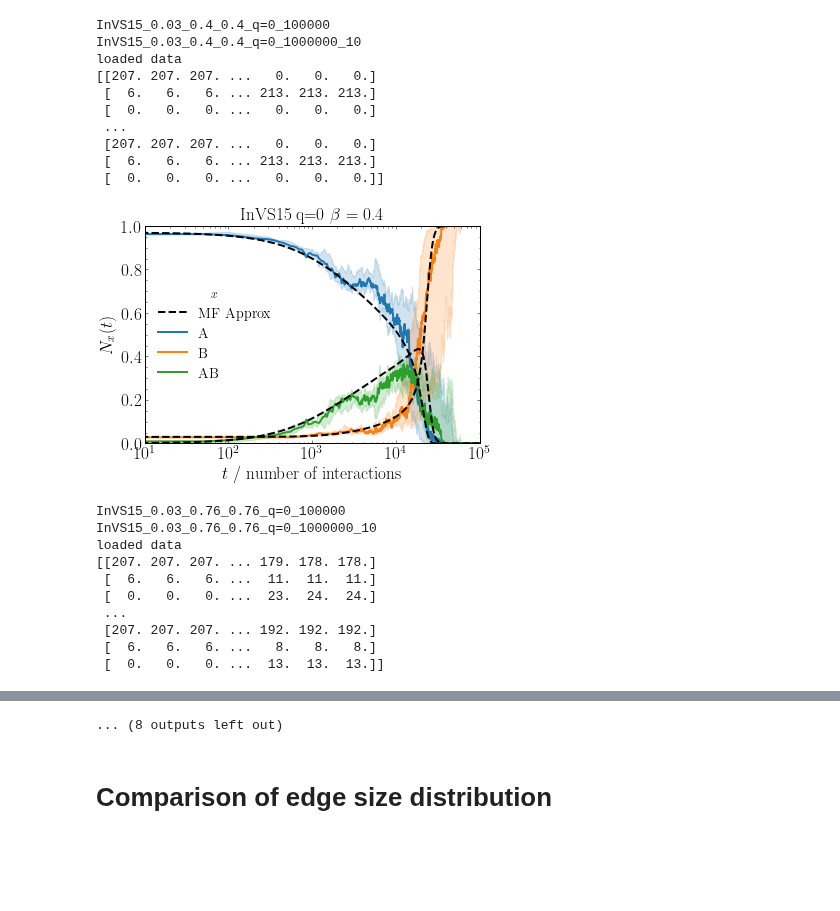
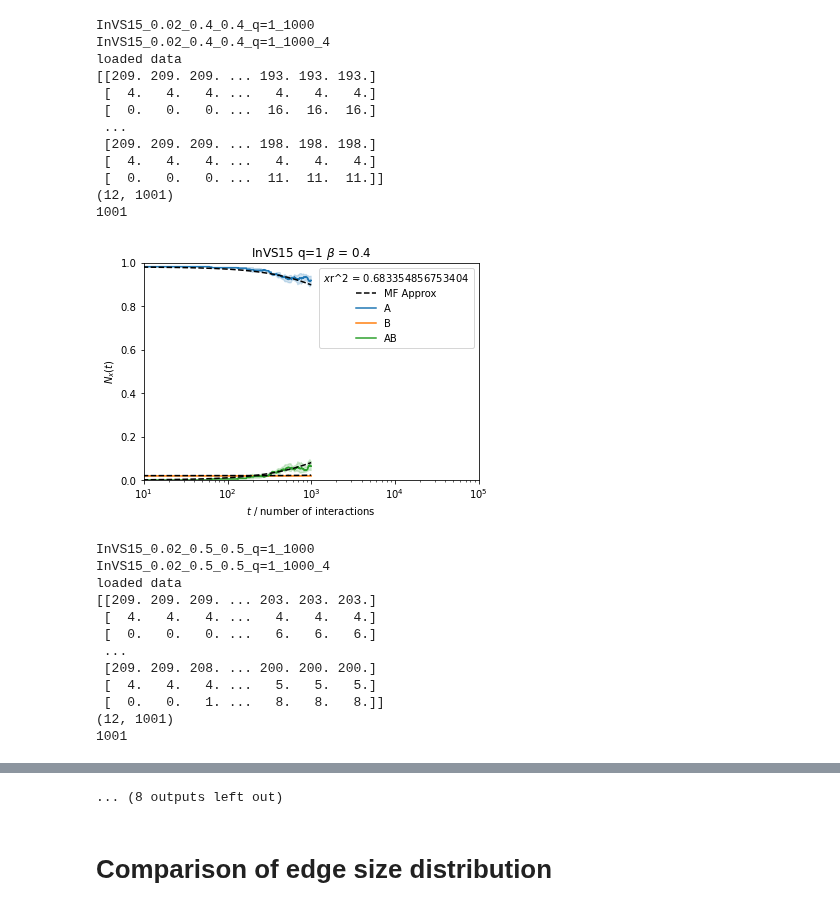
Before and after one commit to tomcjackc/higher-order-social-dynamics, a Jupyter notebook: comparisons/Plotting Heatmaps and MF simulations Version 2.ipynb, the cells around one changed output, grey strips where cells are left out. Saved outputs shown, nothing was run; the diff lists cells and outputs as text; code cells hidden in the pictures; blank space fills up the shorter version.

```diff
--- a/comparisons/Plotting Heatmaps and MF simulations Version 2.ipynb
+++ b/comparisons/Plotting Heatmaps and MF simulations Version 2.ipynb
@@ -6,7 +6,7 @@ import matplotlib.pyplot as plt
 import random
 import numpy as np
 import itertools
-
+from sklearn.metrics import r2_score
 
 import csv
 from tqdm import tqdm
@@ -17,15 +17,15 @@ import pandas as pd
 import seaborn as sb
 
 
-mpl.style.use('report_style.mplstyle')
+#mpl.style.use('report_style.mplstyle')
 # %%
 
-ps = np.linspace(0.01, 0.2, 20)
-betas = np.linspace(0.05, 1, 20)
-run_length = 10**5
+ps = np.linspace(0.02, 0.2, 10)
+betas = np.linspace(0.1, 1, 10)
+run_length = 10**3
 qs = [1]
-ensemble_size=10
-social_structures = ['InVS15', 'LyonSchool']#, 'SFHH', 'Thiers13']
+ensemble_size=4
+social_structures = ['InVS15']#, 'SFHH', 'Thiers13']
 # %%
 for social_structure in social_structures:
 
@@ -84,7 +84,9 @@ for social_structure in social_structures:
 
     for q in qs:
          for beta in betas:
-                for p in ps:
+                for p in ps[:1]:
+                    beta = round(beta, 2)
+                    p = round(p,2)
                     fname = f'{social_structure}_{p}_{beta}_{beta}_q={q}_{run_length}'
                     data = pd.read_csv(f'../mean-field_studies/preacher/numerical_integration/outputs/{fname}.csv', index_col=0)
 
@@ -92,7 +94,7 @@ for social_structure in social_structures:
 
                     #print(data.head())
 
-                    p = round(p,2)
+
                     plt.figure()
                     plt.plot(data.index.values, data['f_A'], color='black', linestyle='--', zorder=10)
                     plt.plot(data.index.values, data['f_B'], color='black', linestyle='--', zorder=10)
@@ -101,18 +103,22 @@ for social_structure in social_structures:
                     plt.xscale('log')
                     #print(data)
 
+                    f_A_pred = data['f_A']
+                    f_B_pred = data['f_B']
+                    f_AB_pred = data['f_AB']
 
-                    beta_non_committed = beta
-                    beta_committed = beta
-                    fname = f'{social_structure}_{p}_{beta_non_committed}_{beta_committed}_q={q}_{run_length*10}_{ensemble_size}'
+
+
+                    fname = f'{social_structure}_{p}_{beta}_{beta}_q={q}_{run_length}_{ensemble_size}'
                     print(fname)
                     data = genfromtxt(f'../higher order ng (adaptive traveling speaker v2)/outputs/{fname}.csv', delimiter=',')
 
                     print('loaded data')
                     print(data)
-                    A_data = data[0::3,::50]
-                    B_data = data[1::3,::50]
-                    AB_data = data[2::3,::50]
+                    print(data.shape)
+                    A_data = data[0::3,::]
+                    B_data = data[1::3,::]
+                    AB_data = data[2::3,::]
 
                     N = A_data[0,0]+B_data[0,0]+AB_data[0,0]
 
@@ -121,6 +127,7 @@ for social_structure in social_structures:
                     AB_data = AB_data/N
 
                     A_data_av = np.median(A_data, axis=0)
+                    print(len(A_data_av))
                     A_data_25 = np.percentile(A_data, 25, axis=0)
                     A_data_75 = np.percentile(A_data, 75, axis=0)
                     B_data_av = np.median(B_data, axis=0)
@@ -130,7 +137,7 @@ for social_structure in social_structures:
                     AB_data_25 = np.percentile(AB_data, 25, axis=0)
                     AB_data_75 = np.percentile(AB_data, 75, axis=0)
 
-                    t = np.linspace(0, 10**6, num=(10**6)//50+1, endpoint=True)
+                    t = np.linspace(0, run_length, num=(run_length)+1, endpoint=True)
 
 
                     plt.plot(t, A_data_av, color='tab:blue', label=r'A')
@@ -144,7 +151,7 @@ for social_structure in social_structures:
                     plt.title(f'{social_structure} q={q} '+r'$\beta$ = '+f'{beta}')
                     plt.xlabel('$t$ / number of interactions')
                     plt.ylabel(r'$N_{x}(t)$')
-                    plt.legend(title=r'$x$')
+                    plt.legend(title=r'$x$'+f'r^2 = {r2_score(A_data_av[:-1], f_A_pred)}')
                     plt.xlim((10,10**5))
                     plt.ylim((0,1))
                     plt.savefig(f'figures/Comparison_{fname}_logtime.pdf')
@@ -186,21 +199,25 @@ loaded data
-InVS15_0.03_0.4_0.4_q=0_100000
-InVS15_0.03_0.4_0.4_q=0_1000000_10
+InVS15_0.02_0.4_0.4_q=1_1000
+InVS15_0.02_0.4_0.4_q=1_1000_4
 loaded data
-[[207. 207. 207. ...   0.   0.   0.]
- [  6.   6.   6. ... 213. 213. 213.]
- [  0.   0.   0. ...   0.   0.   0.]
+[[209. 209. 209. ... 193. 193. 193.]
+ [  4.   4.   4. ...   4.   4.   4.]
+ [  0.   0.   0. ...  16.  16.  16.]
  ...
- [207. 207. 207. ...   0.   0.   0.]
- [  6.   6.   6. ... 213. 213. 213.]
- [  0.   0.   0. ...   0.   0.   0.]]
+ [209. 209. 209. ... 198. 198. 198.]
+ [  4.   4.   4. ...   4.   4.   4.]
+ [  0.   0.   0. ...  11.  11.  11.]]
+(12, 1001)
+1001
-[figure, old version]
+[figure, new version]
-InVS15_0.03_0.76_0.76_q=0_100000
-InVS15_0.03_0.76_0.76_q=0_1000000_10
+InVS15_0.02_0.5_0.5_q=1_1000
+InVS15_0.02_0.5_0.5_q=1_1000_4
 loaded data
-[[207. 207. 207. ... 179. 178. 178.]
- [  6.   6.   6. ...  11.  11.  11.]
- [  0.   0.   0. ...  23.  24.  24.]
+[[209. 209. 209. ... 203. 203. 203.]
+ [  4.   4.   4. ...   4.   4.   4.]
+ [  0.   0.   0. ...   6.   6.   6.]
  ...
- [207. 207. 207. ... 192. 192. 192.]
- [  6.   6.   6. ...   8.   8.   8.]
- [  0.   0.   0. ...  13.  13.  13.]]
+ [209. 209. 208. ... 200. 200. 200.]
+ [  4.   4.   4. ...   5.   5.   5.]
+ [  0.   0.   1. ...   8.   8.   8.]]
+(12, 1001)
+1001
```
Also changed, not shown: parts of 4 cells of this notebook, 50 other files.
